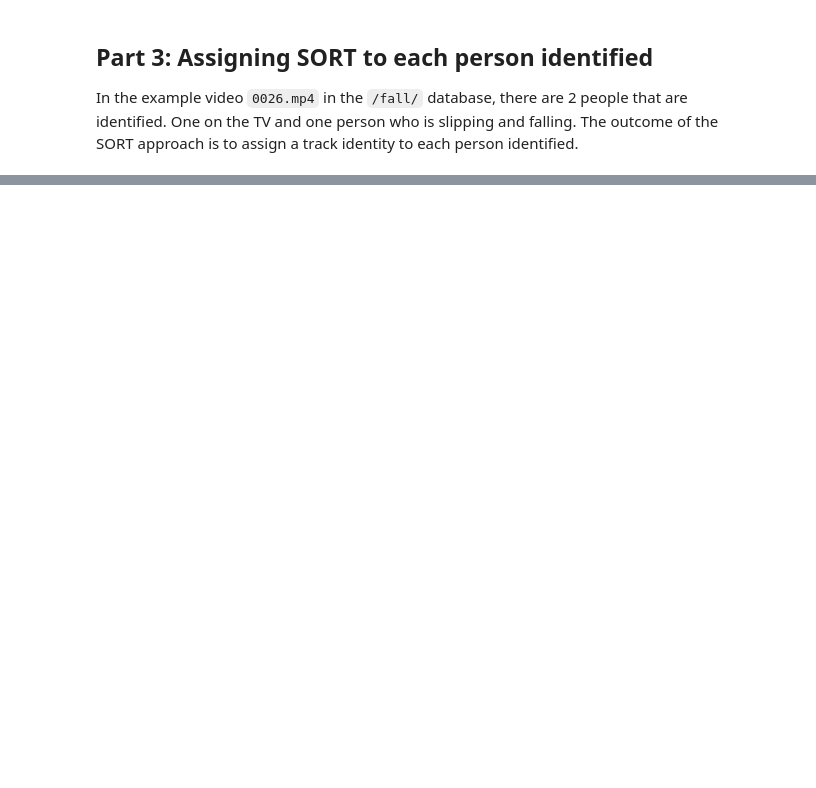
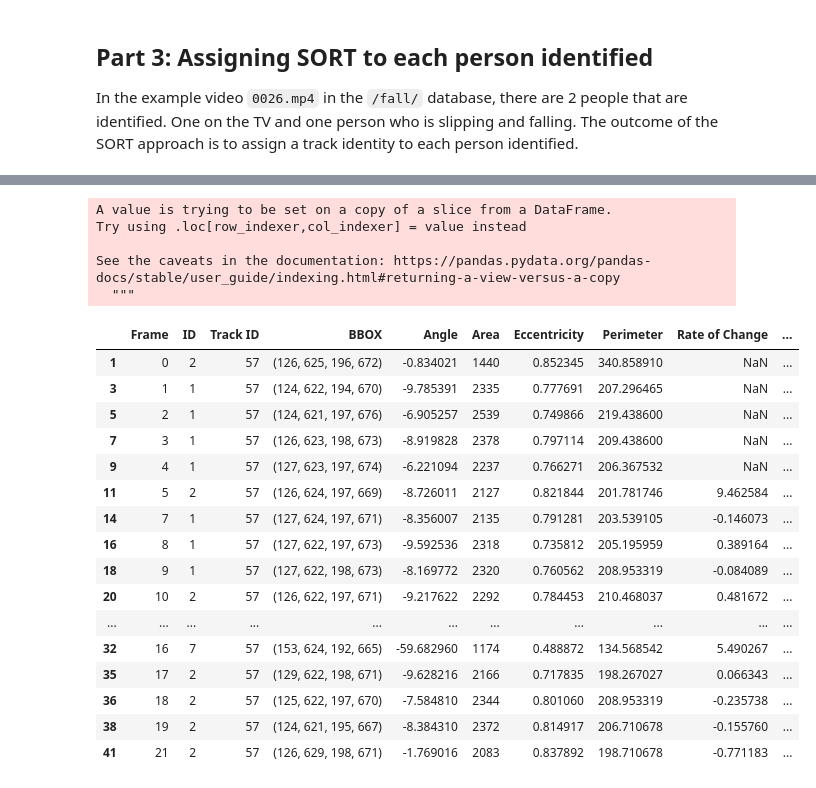
Before and after one commit to dbolya/yolact, a Jupyter notebook: notebook.ipynb, the cells around one changed output, grey strips where cells are left out. Saved outputs shown, nothing was run; the diff lists cells and outputs as text; code cells hidden in the pictures; blank space fills up the shorter version.

```diff
--- a/notebook.ipynb
+++ b/notebook.ipynb
@@ -193,0 +252,30 @@ Here I will add the box to the RGB image
+# %%
+tracking_table = pd.DataFrame(tracked_bboxes)
+test_table = tracking_table.loc[(tracking_table['Track ID'] == 57), :]
+with ChainedAssignent():
+    test_table['Rate of Change'] = tracking_table.loc[(tracking_table['Track ID'] == 57), :]['Angle'].pct_change(5, fill_method = 'ffill')
+test_table['Slip-Fall'] = np.where(test_table['Rate of Change'] < -10, 'Falling', 'Fine')
+test_table
+# %% [output]
+A value is trying to be set on a copy of a slice from a DataFrame.
+Try using .loc[row_indexer,col_indexer] = value instead
+
+See the caveats in the documentation: https://pandas.pydata.org/pandas-docs/stable/user_guide/indexing.html#returning-a-view-versus-a-copy
+  """
+|  | Frame | ID | Track ID | BBOX | Angle | Area | Eccentricity | Perimeter | Rate of Change | ... |
+| 1 | 0 | 2 | 57 | (126, 625, 196, 672) | -0.834021 | 1440 | 0.852345 | 340.858910 | NaN | ... |
+| 3 | 1 | 1 | 57 | (124, 622, 194, 670) | -9.785391 | 2335 | 0.777691 | 207.296465 | NaN | ... |
+| 5 | 2 | 1 | 57 | (124, 621, 197, 676) | -6.905257 | 2539 | 0.749866 | 219.438600 | NaN | ... |
+| 7 | 3 | 1 | 57 | (126, 623, 198, 673) | -8.919828 | 2378 | 0.797114 | 209.438600 | NaN | ... |
+| 9 | 4 | 1 | 57 | (127, 623, 197, 674) | -6.221094 | 2237 | 0.766271 | 206.367532 | NaN | ... |
+| 11 | 5 | 2 | 57 | (126, 624, 197, 669) | -8.726011 | 2127 | 0.821844 | 201.781746 | 9.462584 | ... |
+| 14 | 7 | 1 | 57 | (127, 624, 197, 671) | -8.356007 | 2135 | 0.791281 | 203.539105 | -0.146073 | ... |
+| 16 | 8 | 1 | 57 | (127, 622, 197, 673) | -9.592536 | 2318 | 0.735812 | 205.195959 | 0.389164 | ... |
+| 18 | 9 | 1 | 57 | (127, 622, 198, 673) | -8.169772 | 2320 | 0.760562 | 208.953319 | -0.084089 | ... |
+| 20 | 10 | 2 | 57 | (126, 622, 197, 671) | -9.217622 | 2292 | 0.784453 | 210.468037 | 0.481672 | ... |
+| ... | ... | ... | ... | ... | ... | ... | ... | ... | ... | ... |
+| 32 | 16 | 7 | 57 | (153, 624, 192, 665) | -59.682960 | 1174 | 0.488872 | 134.568542 | 5.490267 | ... |
+| 35 | 17 | 2 | 57 | (129, 622, 198, 671) | -9.628216 | 2166 | 0.717835 | 198.267027 | 0.066343 | ... |
+| 36 | 18 | 2 | 57 | (125, 622, 197, 670) | -7.584810 | 2344 | 0.801060 | 208.953319 | -0.235738 | ... |
+| 38 | 19 | 2 | 57 | (124, 621, 195, 667) | -8.384310 | 2372 | 0.814917 | 206.710678 | -0.155760 | ... |
+| 41 | 21 | 2 | 57 | (126, 629, 198, 671) | -1.769016 | 2083 | 0.837892 | 198.710678 | -0.771183 | ... |
```
Also changed, not shown: parts of 16 cells of this notebook.
